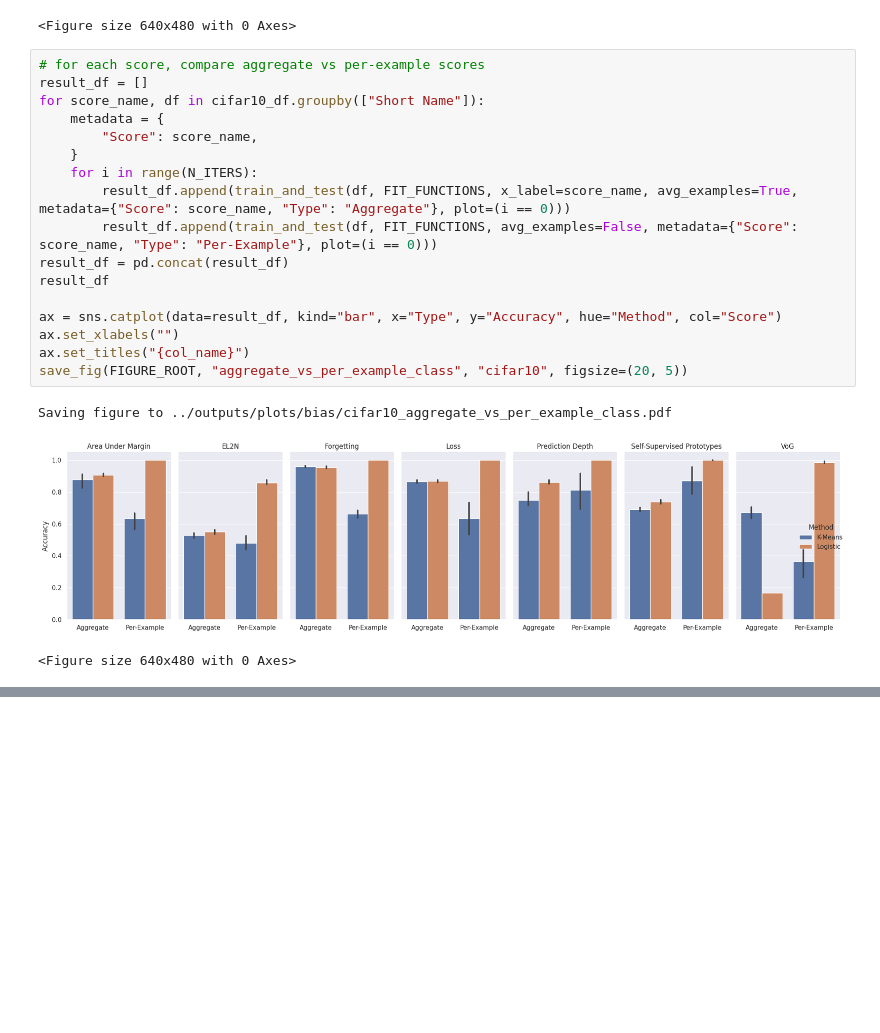
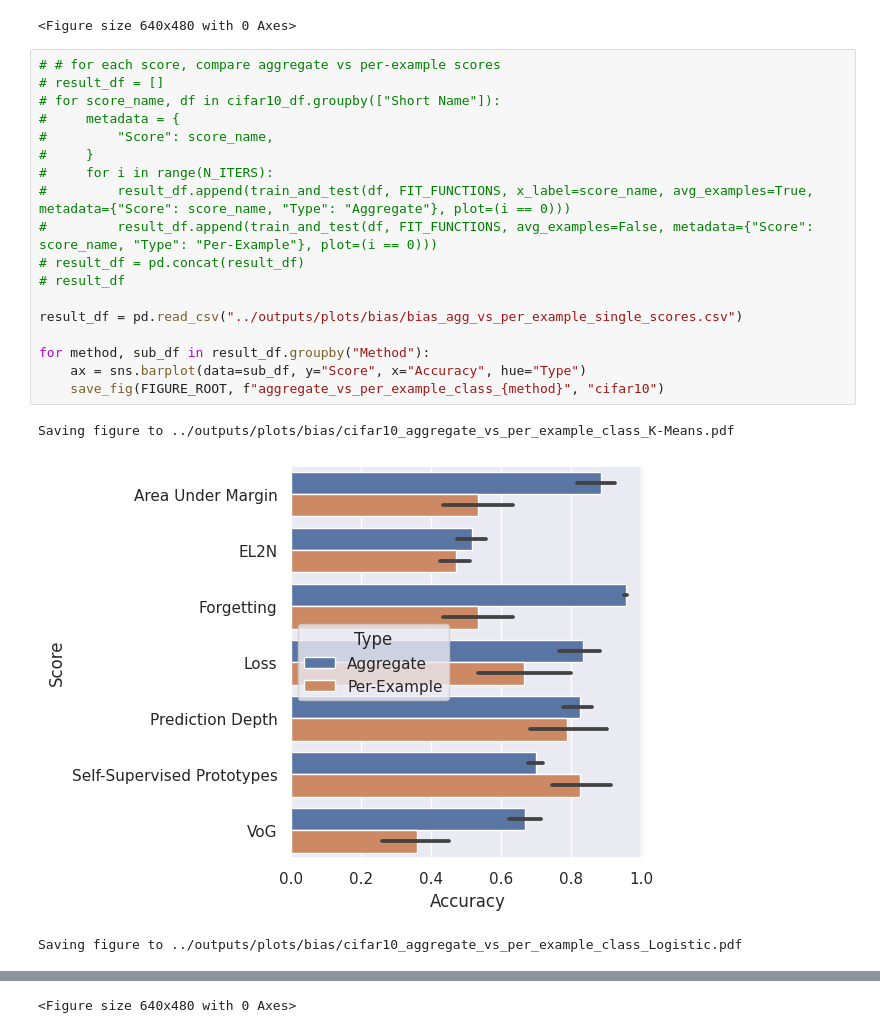
Before and after one commit to devinkwok/nn_example_difficulty, a Jupyter notebook: plots/bias.ipynb, the cells around one changed output, grey strips where cells are left out. Drawn from its saved outputs; the diff is of its cells as text; blank space fills up the shorter version.

```diff
--- a/plots/bias.ipynb
+++ b/plots/bias.ipynb
@@ -501,23 +511,24 @@ Saving figure to ../outputs/plots/bias/Selected_Per-Example_lda.pdf
 [figure]
 <Figure size 640x480 with 0 Axes>
 # %%
-# for each score, compare aggregate vs per-example scores
-result_df = []
-for score_name, df in cifar10_df.groupby(["Short Name"]):
-    metadata = {
-        "Score": score_name,
-    }
-    for i in range(N_ITERS):
-        result_df.append(train_and_test(df, FIT_FUNCTIONS, x_label=score_name, avg_examples=True, metadata={"Score": score_name, "Type": "Aggregate"}, plot=(i == 0)))
-        result_df.append(train_and_test(df, FIT_FUNCTIONS, avg_examples=False, metadata={"Score": score_name, "Type": "Per-Example"}, plot=(i == 0)))
-result_df = pd.concat(result_df)
-result_df
+# # for each score, compare aggregate vs per-example scores
+# result_df = []
+# for score_name, df in cifar10_df.groupby(["Short Name"]):
+#     metadata = {
+#         "Score": score_name,
+#     }
+#     for i in range(N_ITERS):
+#         result_df.append(train_and_test(df, FIT_FUNCTIONS, x_label=score_name, avg_examples=True, metadata={"Score": score_name, "Type": "Aggregate"}, plot=(i == 0)))
+#         result_df.append(train_and_test(df, FIT_FUNCTIONS, avg_examples=False, metadata={"Score": score_name, "Type": "Per-Example"}, plot=(i == 0)))
+# result_df = pd.concat(result_df)
+# result_df
 
-ax = sns.catplot(data=result_df, kind="bar", x="Type", y="Accuracy", hue="Method", col="Score")
-ax.set_xlabels("")
-ax.set_titles("{col_name}")
-save_fig(FIGURE_ROOT, "aggregate_vs_per_example_class", "cifar10", figsize=(20, 5))
+result_df = pd.read_csv("../outputs/plots/bias/bias_agg_vs_per_example_single_scores.csv")
+
+for method, sub_df in result_df.groupby("Method"):
+    ax = sns.barplot(data=sub_df, y="Score", x="Accuracy", hue="Type")
+    save_fig(FIGURE_ROOT, f"aggregate_vs_per_example_class_{method}", "cifar10")
 # %% [output]
-Saving figure to ../outputs/plots/bias/cifar10_aggregate_vs_per_example_class.pdf
+Saving figure to ../outputs/plots/bias/cifar10_aggregate_vs_per_example_class_K-Means.pdf
-[figure, old version]
+[figure, new version]
-<Figure size 640x480 with 0 Axes>
+Saving figure to ../outputs/plots/bias/cifar10_aggregate_vs_per_example_class_Logistic.pdf
@@ -523,0 +536 @@ Saving figure to ../outputs/plots/bias/cifar10_aggregate_vs_per_example_class.pd
+<Figure size 640x480 with 0 Axes>
```
Also changed, not shown: parts of 6 cells of this notebook, 24 other files.
